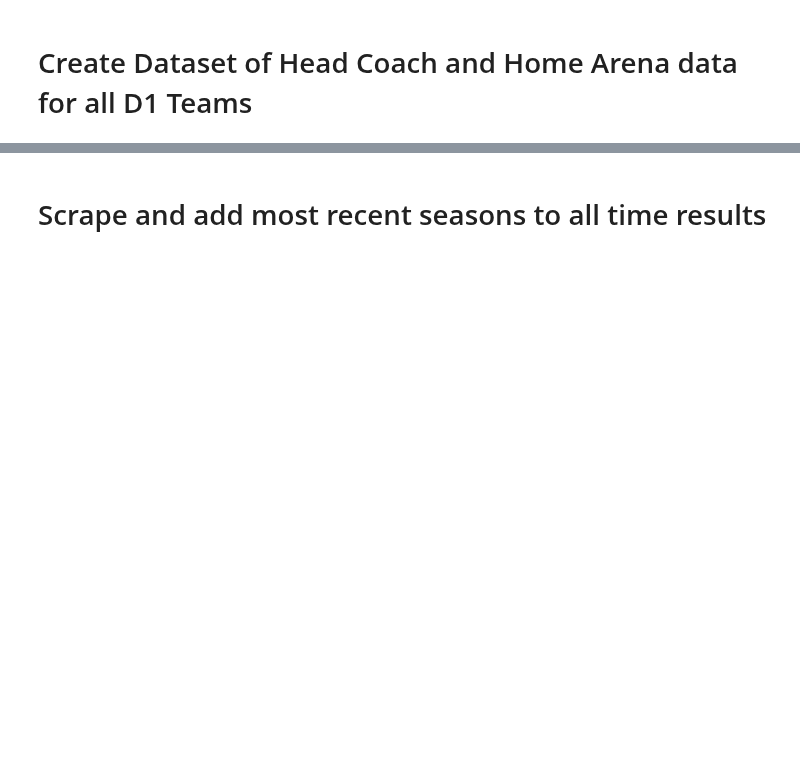
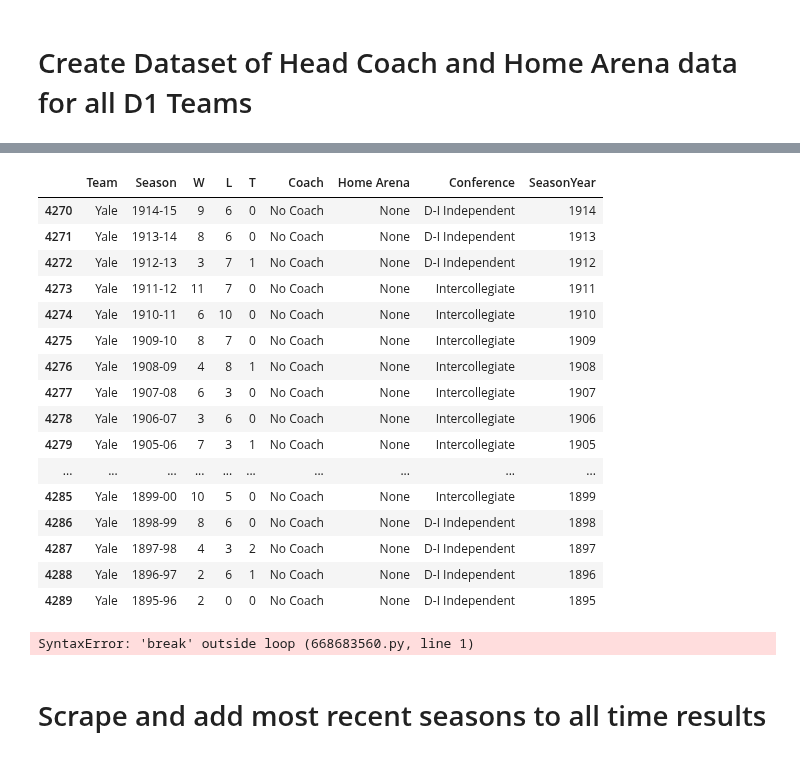
Before and after one commit to JSmith1826/college_hockey_2526, a Jupyter notebook: workbook/work1.ipynb, the cells around one changed output, grey strips where cells are left out. Cells and saved outputs as stored; diff of their text form; code cells hidden in the pictures; blank space fills up the shorter version.

```diff
--- a/workbook/work1.ipynb
+++ b/workbook/work1.ipynb
@@ -10,0 +307,11 @@
+# %%
+### Load school info table to make list of all team names
+
+school_info_path = '../data/school_info/arena_school_info.csv'
+# Read the table
+school_info_df = pd.read_csv(school_info_path)
+school_info_df.head()
+
+# create a list from the Team Column
+teams = school_info_df['Team'].tolist()
+teams
@@ -10,0 +336,4 @@
+# %%
+# teams = ["Michigan State", "Mercyhurst", "Air Force", "Mass Lowell", "St. Lawrence"]
+df = scrape_chn_histories(teams)
+df.head(15)
@@ -10,0 +377,24 @@
+# %%
+df.tail(20)
+# %% [output]
+|  | Team | Season | W | L | T | Coach | Home Arena | Conference | SeasonYear |
+| 4270 | Yale | 1914-15 | 9 | 6 | 0 | No Coach | None | D-I Independent | 1914 |
+| 4271 | Yale | 1913-14 | 8 | 6 | 0 | No Coach | None | D-I Independent | 1913 |
+| 4272 | Yale | 1912-13 | 3 | 7 | 1 | No Coach | None | D-I Independent | 1912 |
+| 4273 | Yale | 1911-12 | 11 | 7 | 0 | No Coach | None | Intercollegiate | 1911 |
+| 4274 | Yale | 1910-11 | 6 | 10 | 0 | No Coach | None | Intercollegiate | 1910 |
+| 4275 | Yale | 1909-10 | 8 | 7 | 0 | No Coach | None | Intercollegiate | 1909 |
+| 4276 | Yale | 1908-09 | 4 | 8 | 1 | No Coach | None | Intercollegiate | 1908 |
+| 4277 | Yale | 1907-08 | 6 | 3 | 0 | No Coach | None | Intercollegiate | 1907 |
+| 4278 | Yale | 1906-07 | 3 | 6 | 0 | No Coach | None | Intercollegiate | 1906 |
+| 4279 | Yale | 1905-06 | 7 | 3 | 1 | No Coach | None | Intercollegiate | 1905 |
+| ... | ... | ... | ... | ... | ... | ... | ... | ... | ... |
+| 4285 | Yale | 1899-00 | 10 | 5 | 0 | No Coach | None | Intercollegiate | 1899 |
+| 4286 | Yale | 1898-99 | 8 | 6 | 0 | No Coach | None | D-I Independent | 1898 |
+| 4287 | Yale | 1897-98 | 4 | 3 | 2 | No Coach | None | D-I Independent | 1897 |
+| 4288 | Yale | 1896-97 | 2 | 6 | 1 | No Coach | None | D-I Independent | 1896 |
+| 4289 | Yale | 1895-96 | 2 | 0 | 0 | No Coach | None | D-I Independent | 1895 |
+# %%
+break
+# %% [output]
+SyntaxError: 'break' outside loop (668683560.py, line 1)
```
Also changed, not shown: parts of 13 cells of this notebook.
